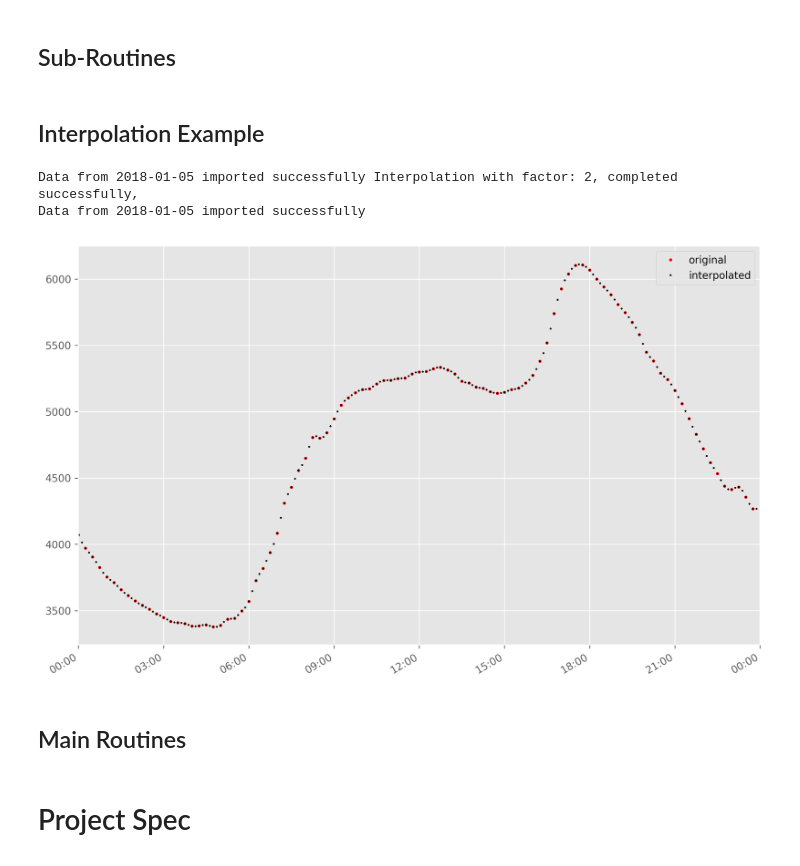
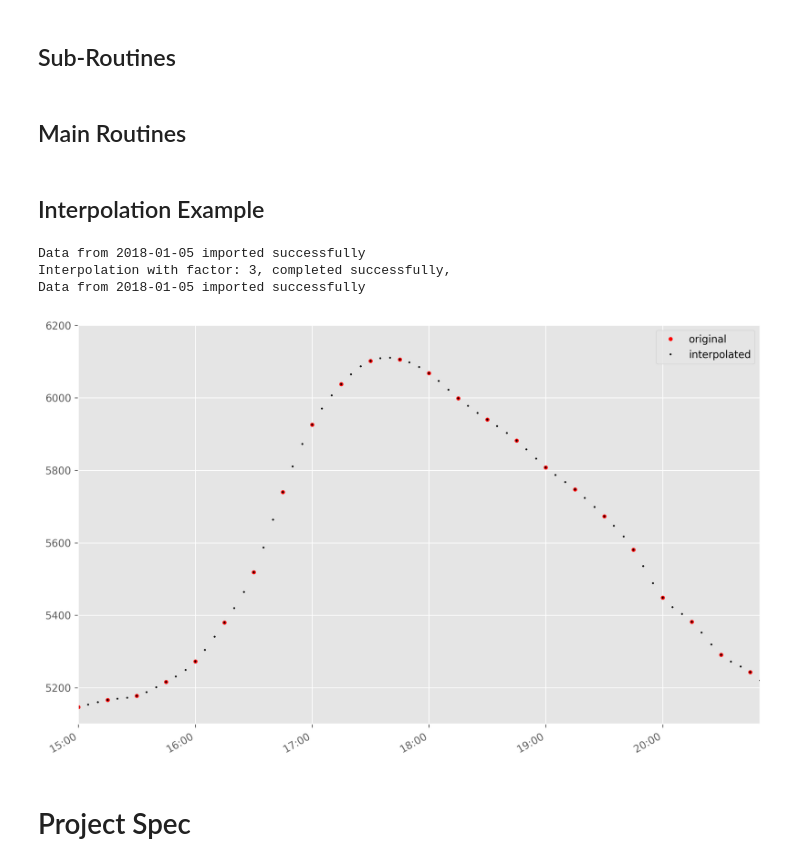
Before and after one commit to JamesCarron/GridStability, a Jupyter notebook: GridStability.ipynb, the cells around one changed output. Saved outputs shown, nothing was run; the diff lists cells and outputs as text; code cells hidden in the pictures.

```diff
--- a/GridStability.ipynb
+++ b/GridStability.ipynb
@@ -53,3 +53,7 @@ HR = 60*MIN
+# %%
+SEC_IN_MIN = 60
+SEC_IN_HR = 60 * SEC_IN_MIN
+SEC_IN_DAY = 24 * SEC_IN_HR
 # %% [markdown]
 ## General Functions
 # %%
@@ -458,3 +516,5 @@ def EvalBatterySmoothing(EirGridValue,
         return [wbatterypeak, wbatterytrough, peakleeway, troughleeway]
     else:
         return [wbatterypeak, wbatterytrough]
+# %% [markdown]
+## Main Routines
@@ -463,32 +664,33 @@ def EvalBatterySmoothing(EirGridValue,
 # %%
 filename = "EirGridData050118.csv"
 
 EirGridDate_i, EirGridValue_i = importEirGridCSV(
-    filename, interpolation_factor=2, OUTPUT=True, report_interval=False)
+    filename, interpolation_factor=3, OUTPUT=True, report_interval=False)
 # return interpolated results
 
 EirGridDate, EirGridValue, original_interval = importEirGridCSV(
     filename, OUTPUT=True)
 
 fig, ax = plt.subplots(figsize=(12, 8), dpi=300)
 
-plt.plot(EirGridDate, EirGridValue, "ro", markersize=2, label="original")
+plt.plot(EirGridDate, EirGridValue, "ro", markersize=3, label="original")
 plt.plot(
     EirGridDate_i, EirGridValue_i, "k+", markersize=2, label="interpolated")
 plt.legend()
 
 # format the ticks
 myFmt = mdates.DateFormatter("%H:%M")
 ax.xaxis.set_major_formatter(myFmt)
 dataset_interval = EirGridDate_i[1] - EirGridDate_i[0]
-ax.set_xlim(EirGridDate_i[0], EirGridDate_i[-1] + dataset_interval)
-#ax.set_xlim(EirGridDate_i[640], EirGridDate_i[800])
+#ax.set_xlim(EirGridDate_i[0], EirGridDate_i[-1] + dataset_interval)
+ax.set_xlim(EirGridDate_i[180], EirGridDate_i[250])
+ax.set_ylim(5100,6200)
 plt.gcf().autofmt_xdate()
 
+plt.savefig("InterpolationExampleZoomed.png")
 plt.show()
 # %% [output]
-Data from 2018-01-05 imported successfully Interpolation with factor: 2, completed successfully,
 Data from 2018-01-05 imported successfully
+Interpolation with factor: 3, completed successfully,
+Data from 2018-01-05 imported successfully
-[figure, old version]
+[figure, new version]
-# %% [markdown]
-## Main Routines
```
Also changed, not shown: parts of 13 cells of this notebook.
